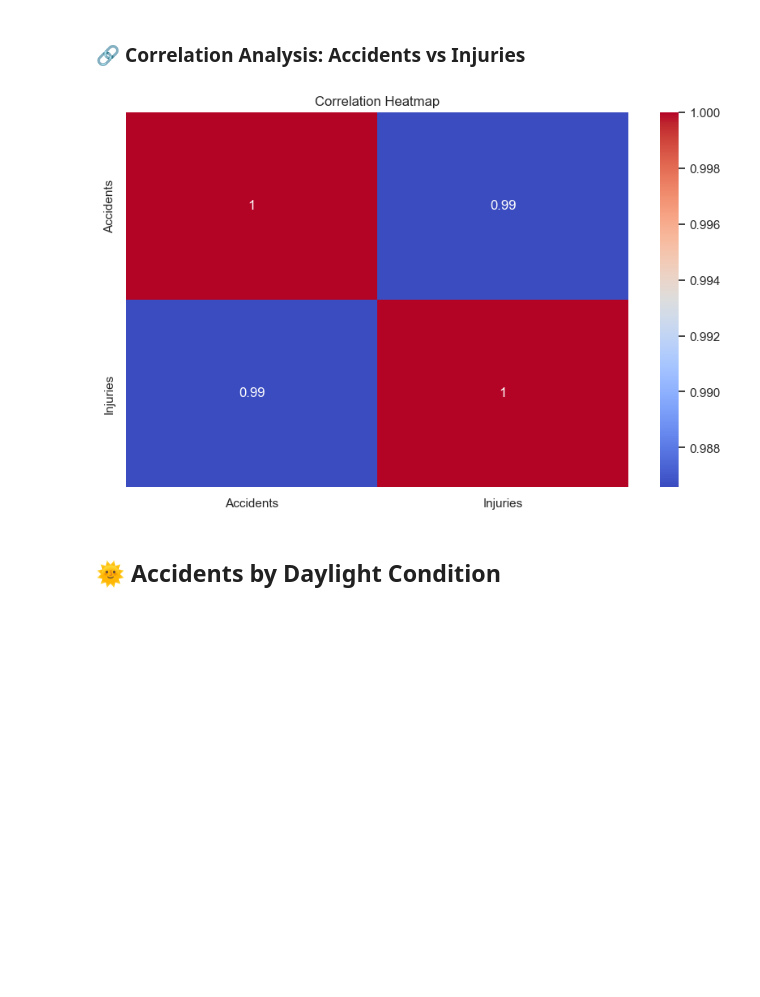
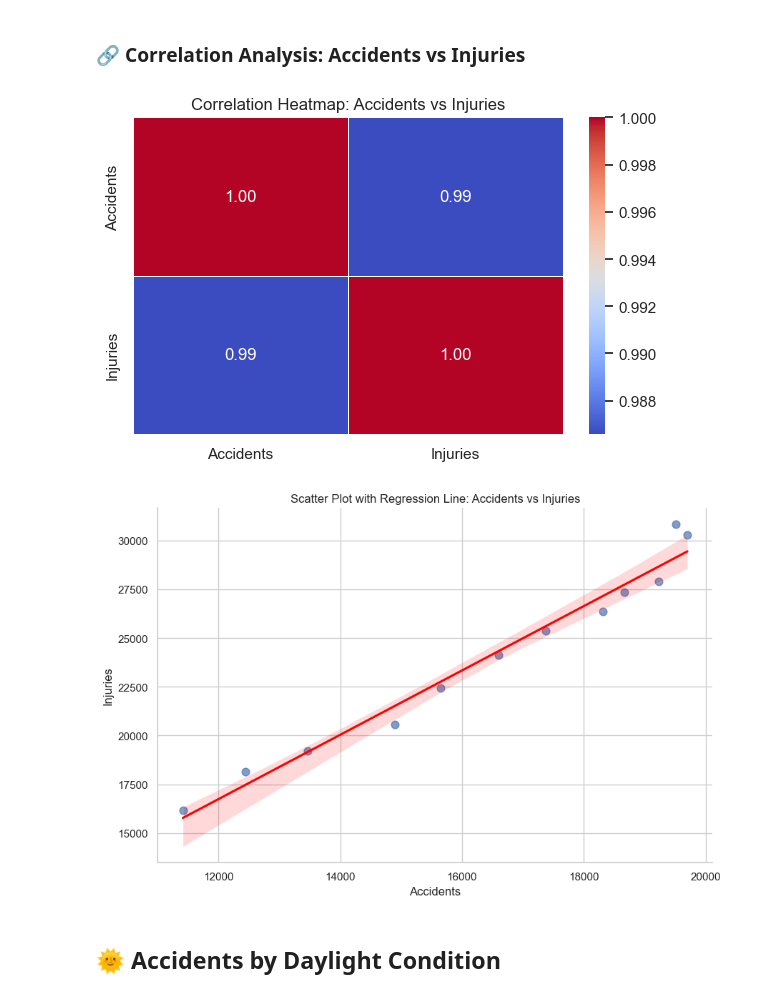
Before and after one commit to laraatmaca/DSA210, a Jupyter notebook: Phase2_Traffic_Analysis_Revised.ipynb, the cells around one changed output. Cells and saved outputs as stored; diff of their text form; code cells hidden in the pictures; blank space fills up the shorter version.

```diff
--- a/Phase2_Traffic_Analysis_Revised.ipynb
+++ b/Phase2_Traffic_Analysis_Revised.ipynb
@@ -40,12 +98,25 @@ plt.show()
 # %% [markdown]
 ### 🔗 Correlation Analysis: Accidents vs Injuries
 # %%
+# Correlation matrix calculation
 corr_matrix = tuik_monthly_df[['Accidents', 'Injuries']].corr()
-sns.heatmap(corr_matrix, annot=True, cmap='coolwarm')
-plt.title('Correlation Heatmap')
+
+# Heatmap visualization
+plt.figure(figsize=(6, 4))
+sns.heatmap(corr_matrix, annot=True, cmap='coolwarm', fmt=".2f", cbar=True, linewidths=0.5)
+plt.title('Correlation Heatmap: Accidents vs Injuries')
+plt.tight_layout()
 plt.show()
+
+# Scatter plot with best fit regression line
+sns.lmplot(data=tuik_monthly_df, x='Accidents', y='Injuries', height=6, aspect=1.5,
+           line_kws={"color": "red"}, scatter_kws={"s": 60, "alpha": 0.7})
+plt.title('Scatter Plot with Regression Line: Accidents vs Injuries')
+plt.tight_layout()
+plt.show()
 # %% [output]
-[figure, old version]
+[figure, new version]
+[figure, added]
 # %% [markdown]
 ## 🌞 Accidents by Daylight Condition
 # %%
```
Also changed, not shown: parts of 13 cells of this notebook.
